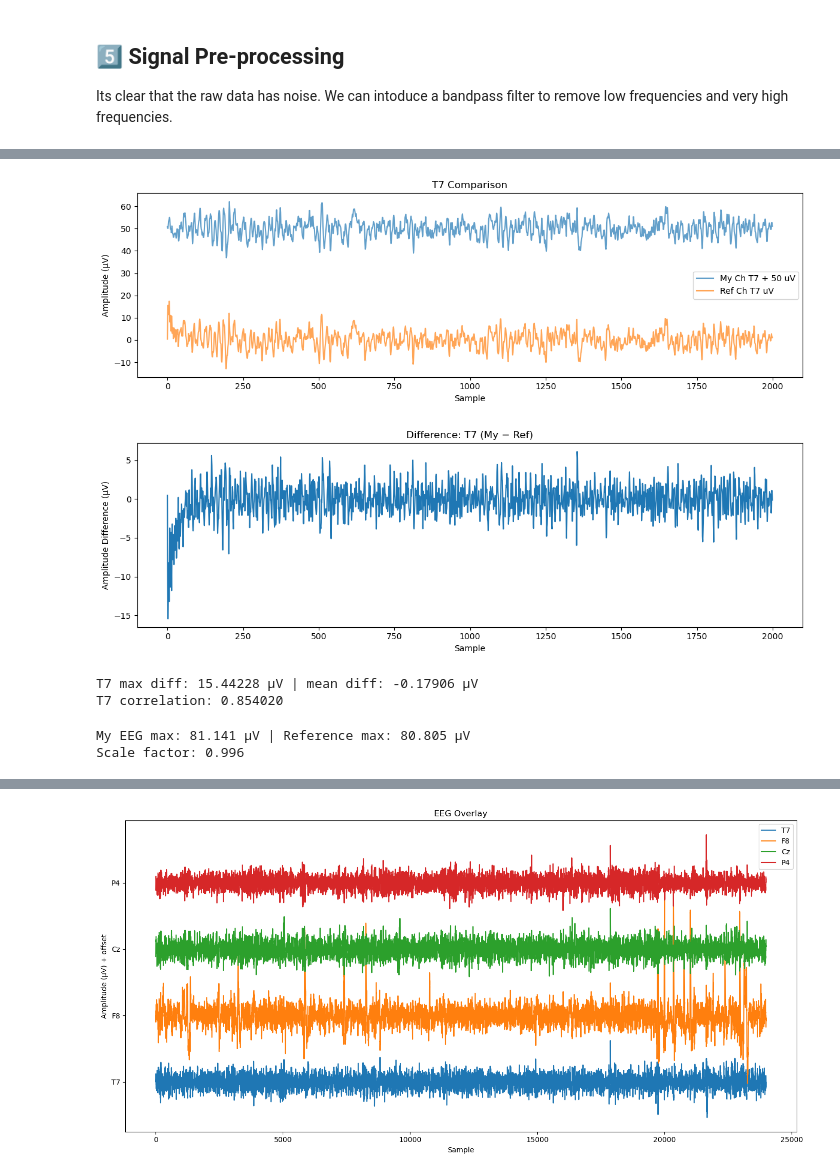
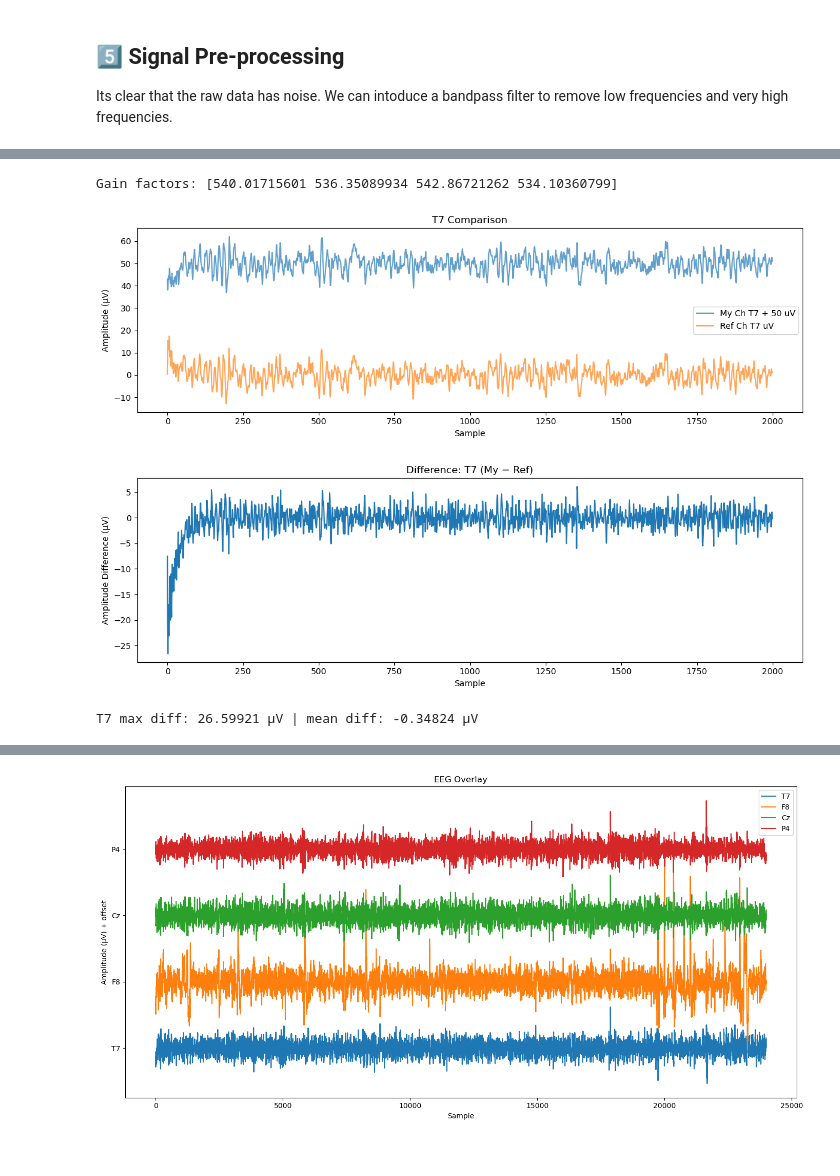
Before and after one commit to cristopher-d-delgado/Analysis-of-EEG-Signal, a Jupyter notebook: eda.ipynb, the cells around one changed output, grey strips where cells are left out. Cells and saved outputs as stored; diff of their text form; code cells hidden in the pictures.

```diff
--- a/eda.ipynb
+++ b/eda.ipynb
@@ -381,15 +505,21 @@ session = 1
 raw_file = raw_dir / "ex01" / "s01_ex01_s01.txt"
 ref_file = filtered_dir / "s01_ex01_s01.csv"
 
-sample_idx, eeg_proc = load_and_preprocess_eeg(
+# 1️⃣ Pure preprocessing (N validation inside)
+eeg_proc = load_and_preprocess(
     raw_file,
     trim_df,
     subject=subject,
     experiment=experiment,
     session=session,
+)
+
+# 2️⃣ Validation step (Compare channels and match gain)
+eeg_validated = validate_against_reference(
+    eeg_proc,
     reference_file=ref_file,
-    apply_gain_match=True,
-    gain_method="rms",
+    apply_gain=True,        # Only for validation
+    method="rms",
 )
 
 # Plot T7
@@ -399,28 +536,26 @@ plot_eeg_signal(eeg_proc, channel=0)
 # %%
+# --- Load reference ---
+df_ref = pd.read_csv(ref_file)
+ref_eeg = df_ref[CANONICAL_CHANNELS].to_numpy()
+
+# --- Gain match using max amplitude ---
+eeg_scaled, gain = match_reference_gain(eeg_proc, ref_eeg, method="rms")
+print("Gain factors:", gain)
+
+# --- Visual comparison ---
 compare_with_reference(
-    eeg_proc,
+    eeg_scaled,
     reference_file=ref_file,
-    channel=0,       # T7
-    window=10 * FS,   # 5 seconds
+    channel=0,
+    window=10 * FS,
     show_diff=True,
-    show_corr=True,
-    offset_gap=50
+    show_corr=False
 )
 # %% [output]
+Gain factors: [540.01715601 536.35089934 542.86721262 534.10360799]
-[figure, old version]
+[figure, new version]
-[figure, old version]
+[figure, new version]
-T7 max diff: 15.44228 µV | mean diff: -0.17906 µV
-T7 correlation: 0.854020
+T7 max diff: 26.59921 µV | mean diff: -0.34824 µV
-# %%
-# The amplification is not listed in the README, but we can deduce it by comparing the mean absolute values
-ref = load_filtered_reference(ref_file)
-my_max = np.max(np.abs(eeg_proc))
-ref_max = np.max(np.abs(ref))
-print(f"My EEG max: {my_max:.3f} µV | Reference max: {ref_max:.3f} µV")
-print(f"Scale factor: {ref_max/my_max:.3f}")
-# %% [output]
-My EEG max: 81.141 µV | Reference max: 80.805 µV
-Scale factor: 0.996
 # %% [markdown]
 The Pre-processing steps have been deduced to be as  for the Physionet dataset:
 
```
Also changed, not shown: parts of 7 cells of this notebook.
